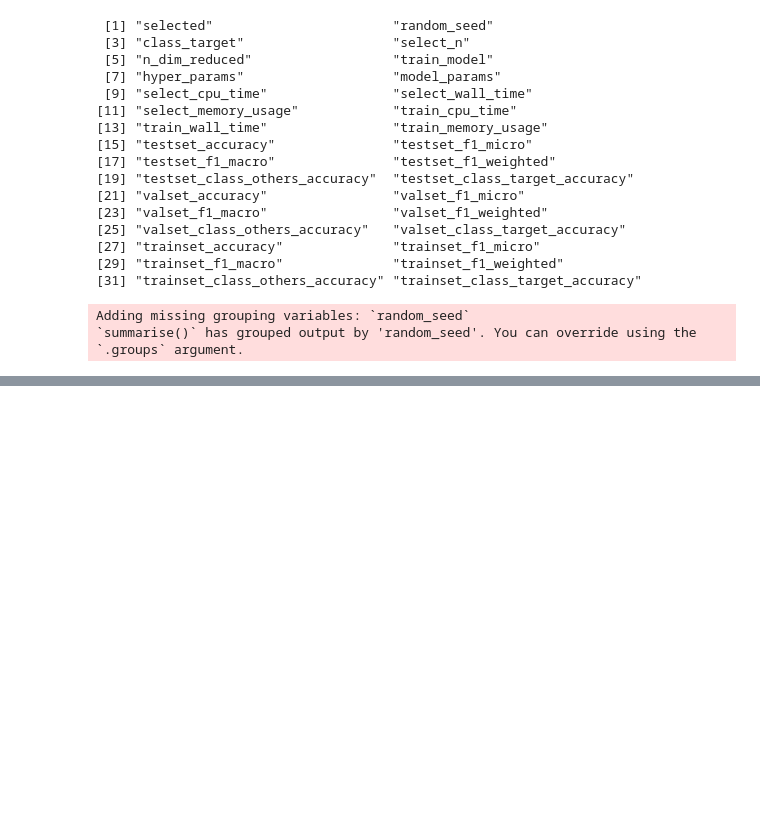
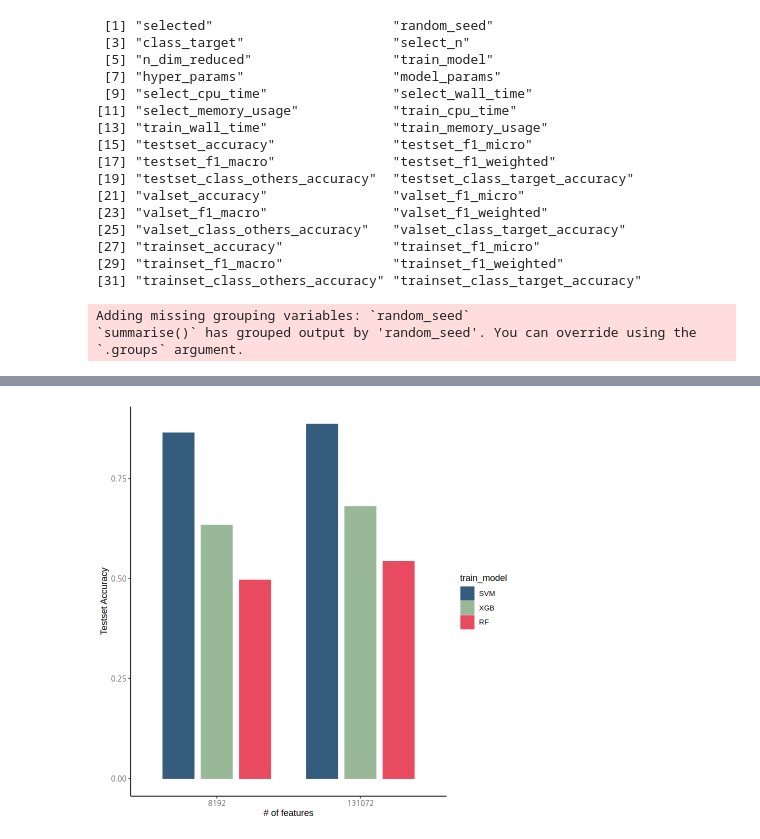
Before and after one commit to Jinhyun-Kim/geography_prediction, a Jupyter notebook: draw_figure.ipynb, the cells around one changed output, grey strips where cells are left out. Saved outputs shown, nothing was run; the diff lists cells and outputs as text; code cells hidden in the pictures; blank space fills up the shorter version.

```diff
--- a/draw_figure.ipynb
+++ b/draw_figure.ipynb
@@ -511,0 +564,29 @@ Adding missing grouping variables: `random_seed`
+# %%
+df_for_plot = df %>%
+  filter(encoding == "0-3",
+         !(kernel %in% c("rbf", "sigmoid")),
+         select_method == "random",
+         select_n == n_dim_reduced,
+         select_n %in% c(8192, 131072),
+        ) %>%
+  mutate(plot_unit = interaction(random_seed, select_method, train_model),
+         train_model = factor(train_model, c("SVM", "XGB", "RF")))
+
+p = ggplot(data = df_for_plot, aes(x = factor(select_n), y = testset_accuracy, colour = train_model, fill = train_model)) +
+  geom_col(position = position_dodge(0.8), width = 0.65) +
+#   geom_line(linewidth = 1) +
+  xlab("# of features") +
+  ylab("Testset Accuracy") +
+  scale_color_manual(values = color_map_use[c(2, 3, 4)]) +
+  scale_fill_manual(values = color_map_use[c(2, 3, 4)]) +
+  # scale_x_continuous(trans='log2') +
+  #scale_y_continuous(limits = c(0,1)) +
+  theme_bw() +
+  theme(panel.border = element_blank(), panel.grid.major = element_blank(),
+        panel.grid.minor = element_blank(), axis.line = element_line(colour = "black"));
+        print(p)
+
+
+ggsave("results/fig_supp_by_classifier.pdf", width=11, height=9, units = c("cm"), dpi = 300)
+# %% [output]
+[figure, added]
```
Also changed, not shown: parts of 10 cells of this notebook.
